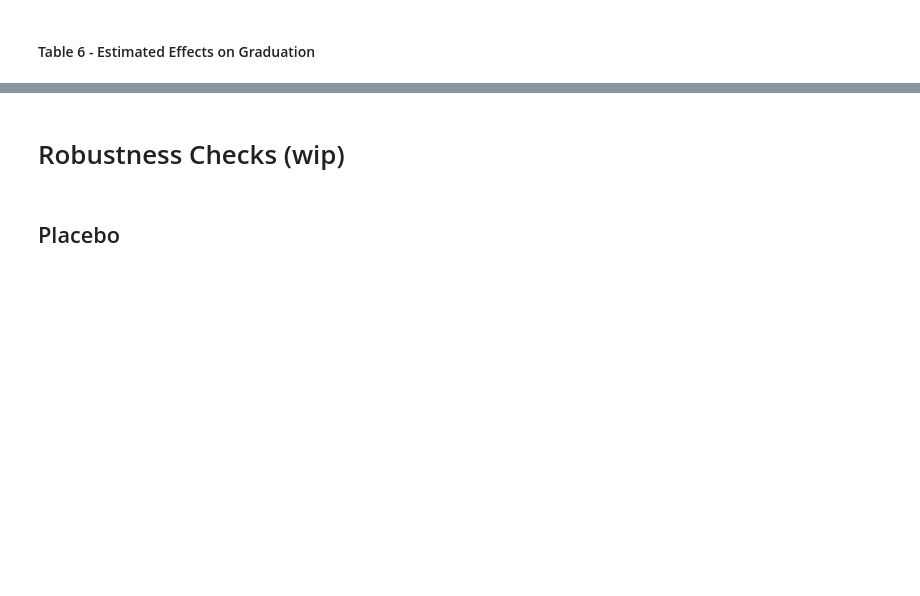
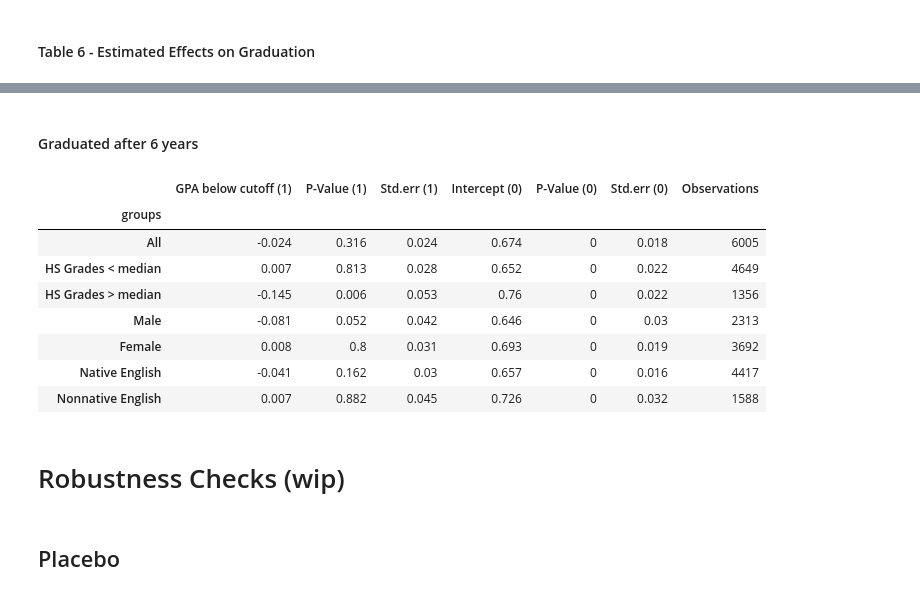
Before and after one commit to amageh/replication-performance-standards, a Jupyter notebook: project.ipynb, the cells around one changed output, grey strips where cells are left out. Drawn from its saved outputs; the diff is of its cells as text; code cells hidden in the pictures; blank space fills up the shorter version.

```diff
--- a/project.ipynb
+++ b/project.ipynb
@@ -509,3 +518,17 @@ interactive(children=(Dropdown(description='index', options=('Graduated after 4
+# %% [markdown]
+#### Graduated after 6 years
+# %%
+table6.loc[:, 'Graduated after 6 years'].style.applymap(pvalue_5percent_red, subset=['P-Value (1)', 'P-Value (0)'])
+# %% [output]
+|  | GPA below cutoff (1) | P-Value (1) | Std.err (1) | Intercept (0) | P-Value (0) | Std.err (0) | Observations |
+| groups |  |  |  |  |  |  |  |
+| All | -0.024 | 0.316 | 0.024 | 0.674 | 0 | 0.018 | 6005 |
+| HS Grades < median | 0.007 | 0.813 | 0.028 | 0.652 | 0 | 0.022 | 4649 |
+| HS Grades > median | -0.145 | 0.006 | 0.053 | 0.76 | 0 | 0.022 | 1356 |
+| Male | -0.081 | 0.052 | 0.042 | 0.646 | 0 | 0.03 | 2313 |
+| Female | 0.008 | 0.8 | 0.031 | 0.693 | 0 | 0.019 | 3692 |
+| Native English | -0.041 | 0.162 | 0.03 | 0.657 | 0 | 0.016 | 4417 |
+| Nonnative English | 0.007 | 0.882 | 0.045 | 0.726 | 0 | 0.032 | 1588 |
 # %% [markdown]
 # Robustness Checks (wip)
 # %%
```
Also changed, not shown: parts of 17 cells of this notebook, 1 other file.
